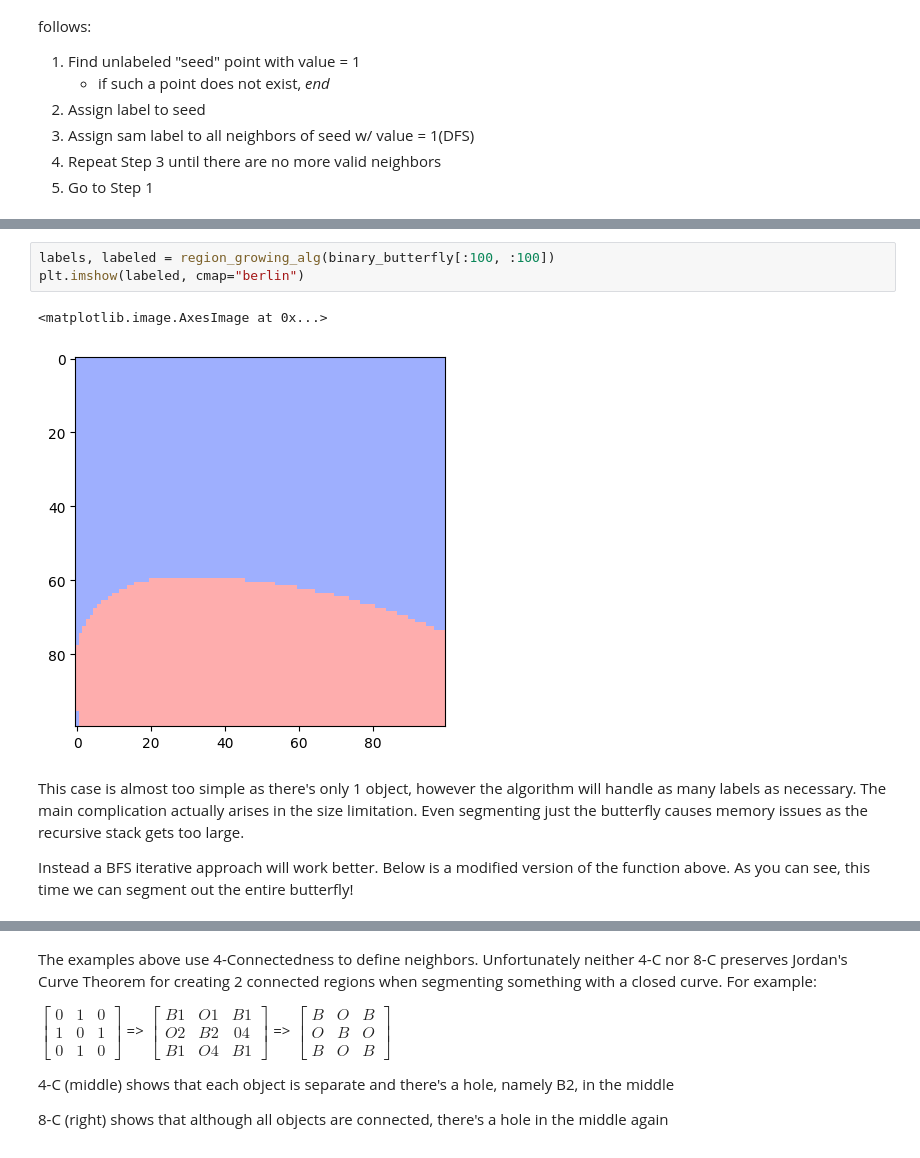
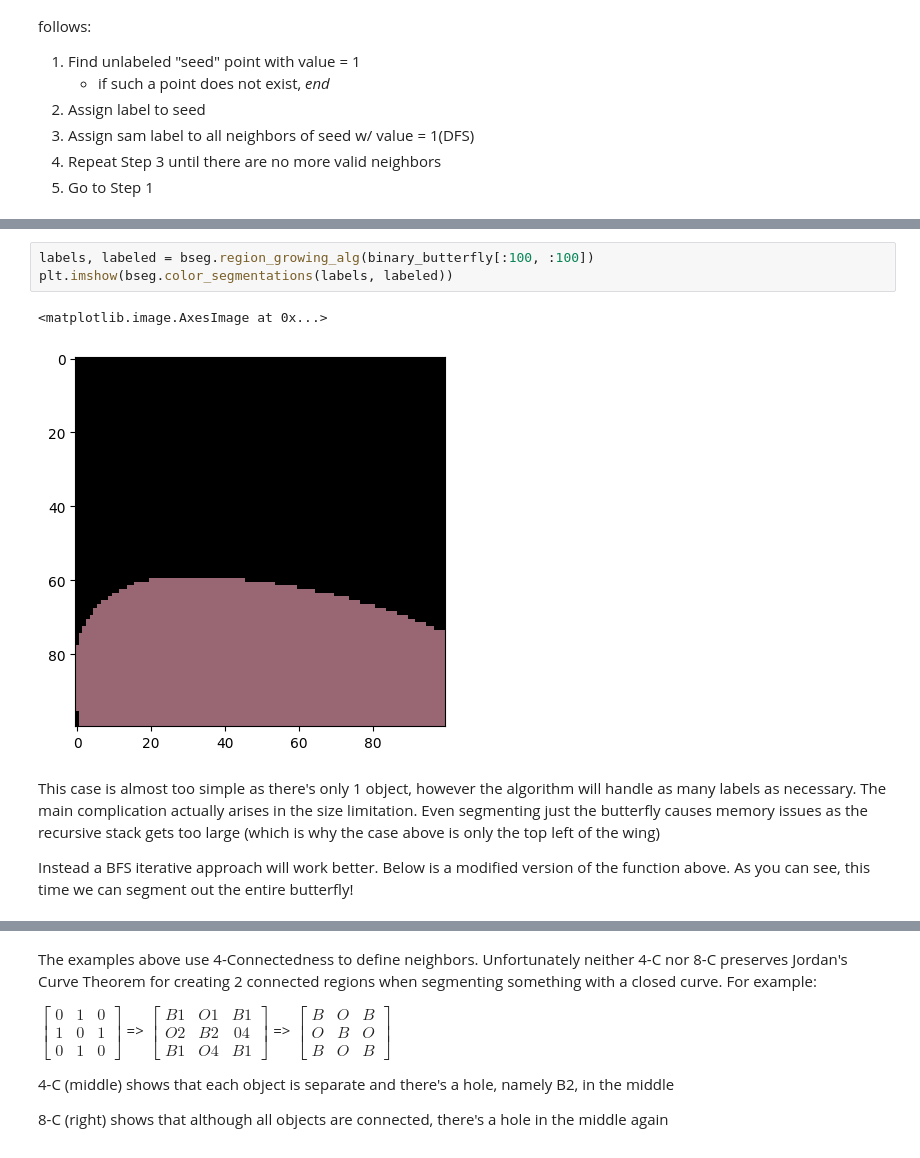
Before and after one commit to aarush-umap/3Dvision, a Jupyter notebook: binary_images.ipynb, the cells around one changed output, grey strips where cells are left out. Cells and saved outputs as stored; diff of their text form.

```diff
--- a/binary_images.ipynb
+++ b/binary_images.ipynb
@@ -84,10 +60,10 @@ def region_growing_alg(image):
 # %%
-labels, labeled = region_growing_alg(binary_butterfly[:100, :100])
-plt.imshow(labeled, cmap="berlin")
+labels, labeled = bseg.region_growing_alg(binary_butterfly[:100, :100])
+plt.imshow(bseg.color_segmentations(labels, labeled))
 # %% [output]
 <matplotlib.image.AxesImage at 0x...>
-[figure, old version]
+[figure, new version]
 # %% [markdown]
-This case is almost too simple as there's only 1 object, however the algorithm will handle as many labels as necessary. The main complication actually arises in the size limitation. Even segmenting just the butterfly causes memory issues as the recursive stack gets too large.
+This case is almost too simple as there's only 1 object, however the algorithm will handle as many labels as necessary. The main complication actually arises in the size limitation. Even segmenting just the butterfly causes memory issues as the recursive stack gets too large (which is why the case above is only the top left of the wing)
 
 Instead a BFS iterative approach will work better. Below is a modified version of the function above. As you can see, this time we can segment out the entire butterfly!
```
Also changed, not shown: parts of 14 cells of this notebook.
